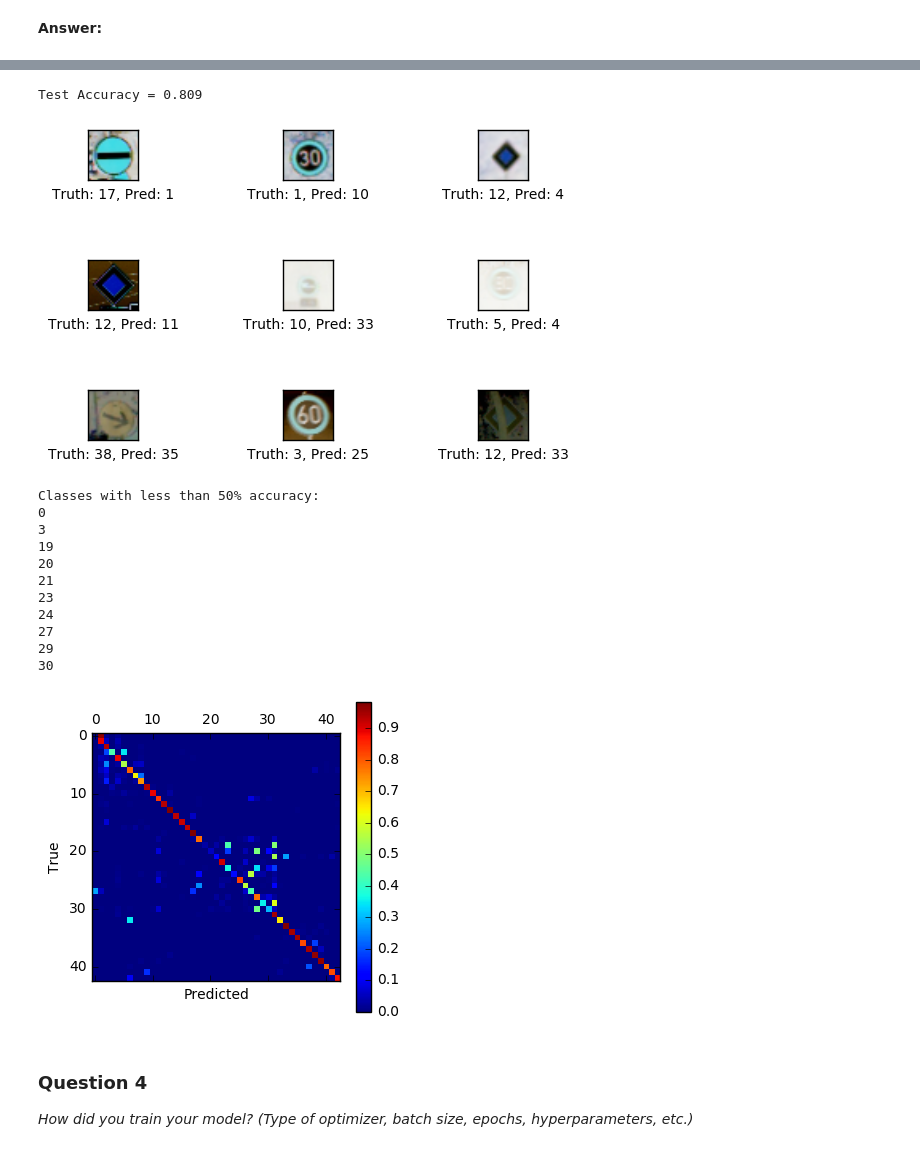
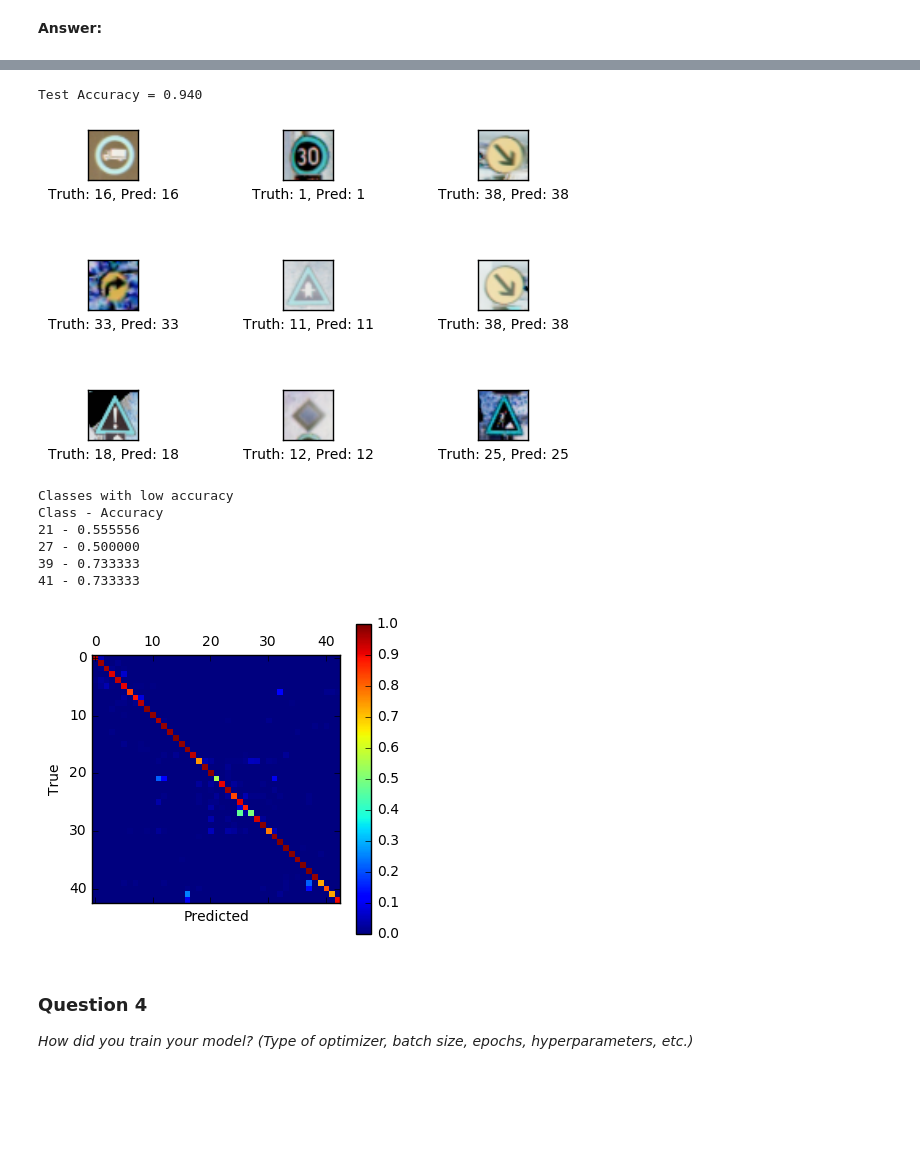
Before and after one commit to udaymitra/CarND-Traffic-Sign-Classifier-Project, a Jupyter notebook: Traffic_Sign_Classifier.ipynb, the cells around one changed output, grey strips where cells are left out. Cells and saved outputs as stored; diff of their text form; code cells hidden in the pictures; blank space fills up the shorter version.

```diff
--- a/Traffic_Sign_Classifier.ipynb
+++ b/Traffic_Sign_Classifier.ipynb
@@ -331,7 +331,7 @@ import tensorflow as tf
 from sklearn.utils import shuffle
 
 ### Hyperparameters - START
-EPOCHS = 4
+EPOCHS = 400
 BATCH_SIZE = 256
 # params for initial weights
 MU = 0
@@ -378,9 +378,8 @@ with tf.Session() as sess:
             sess.run(training_operation, feed_dict={x: batch_x, y: batch_y, keep_prob:0.5})
 
         validation_accuracy = evaluate(valid_features, valid_labels, BATCH_SIZE)
-        if (i%2 == 0):
-            print("EPOCH {} ...".format(i))
-            print("Validation Accuracy = {:.3f}".format(validation_accuracy))
+        if (i%10 == 0):
+            print("EPOCH %d, Validation Accuracy = %.3f" %(i, validation_accuracy))
 
     try:
         saver
@@ -405,36 +415,36 @@ with tf.Session() as sess:
     test_accuracy = evaluate(test_features, test_labels, BATCH_SIZE)
     print("Test Accuracy = {:.3f}".format(test_accuracy))
 # %% [output]
-Test Accuracy = 0.809
+Test Accuracy = 0.940
 # %%
 ### print a few images and see performance on test set
 
-nine_test_features = test_features[100:109]
+nine_test_features = test_features[0:9]
 nine_test_labels = test_labels[:9]
 
 with tf.Session() as sess:
     loader = tf.train.import_meta_graph('model.meta')
     loader.restore(sess, tf.train.latest_checkpoint('./'))
 
     preds = predictions.eval(feed_dict={x: nine_test_features, y: nine_test_labels, keep_prob:1.0})
 
     assert len(nine_test_features) == len(preds) == 9
 
     fig, axes = plt.subplots(3, 3)
     fig.subplots_adjust(hspace=1.6, wspace=1.6)
     idx = 0
     for i, ax in enumerate(axes.flat):
-        reconstructed_image = reconstruct_image(ten_test_features[idx])
+        reconstructed_image = reconstruct_image(nine_test_features[idx])
         ax.imshow(reconstructed_image)
-        xlabel = "Truth: %d, Pred: %d"%(ten_test_labels[idx], preds[idx])
+        xlabel = "Truth: %d, Pred: %d"%(nine_test_labels[idx], preds[idx])
         ax.set_xlabel(xlabel)
         ax.set_xticks([])
         ax.set_yticks([])
         idx = idx + 1
 
     plt.show()
 # %% [output]
-[figure, old version]
+[figure, new version]
 # %%
 ### confusion matrix
 from sklearn.metrics import confusion_matrix
@@ -459,24 +469,20 @@ with tf.Session() as sess:
     plt.xlabel('Predicted')
     plt.ylabel('True')
 
-    print('Classes with less than 50% accuracy: ')
+    print('Classes with low accuracy')
+    print('Class - Accuracy')
     for i in range(n_classes):
-        acc =
-        if conf_matrix[i][i] < 0.5:
-            print("%d - %f"%(i, conf_matrix[i][i]))
+        acc = conf_matrix[i][i]
+        if acc < 0.75:
+            print("%d - %f"%(i, acc))
 # %% [output]
-Classes with less than 50% accuracy:
-0
-3
-19
-20
-21
-23
-24
-27
-29
-30
+Classes with low accuracy
+Class - Accuracy
+21 - 0.555556
+27 - 0.500000
+39 - 0.733333
+41 - 0.733333
-[figure, old version]
+[figure, new version]
 # %% [markdown]
 ### Question 4
 
```
Also changed, not shown: parts of 1 cell of this notebook.
